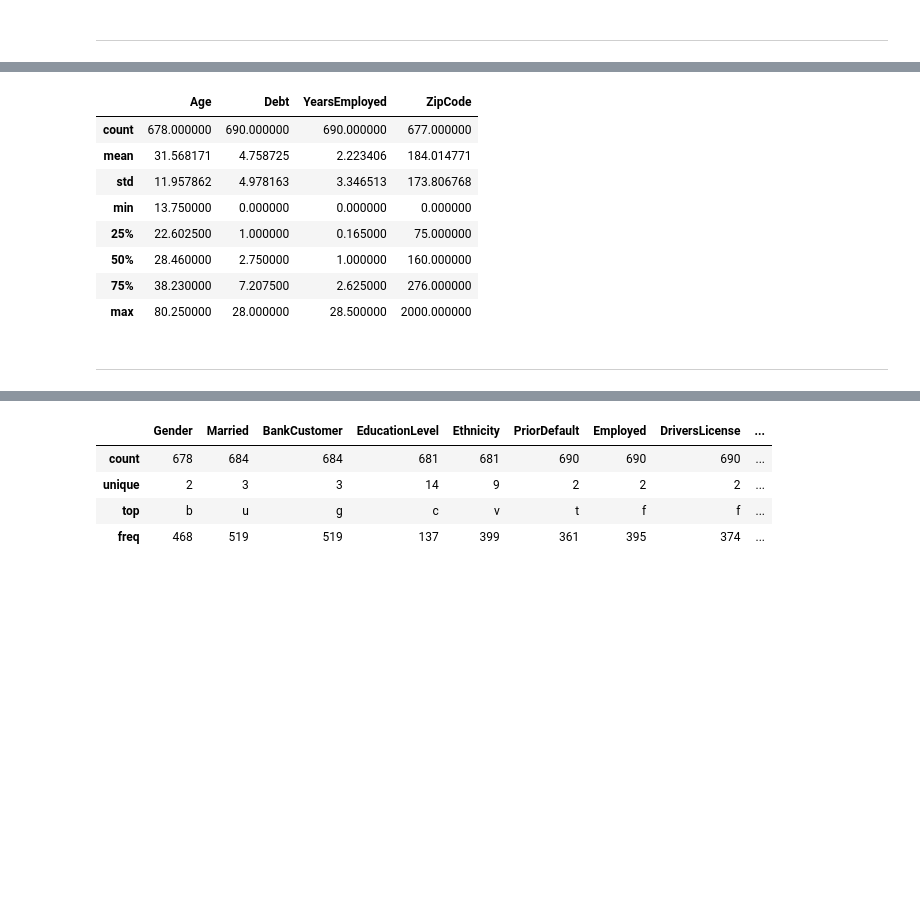
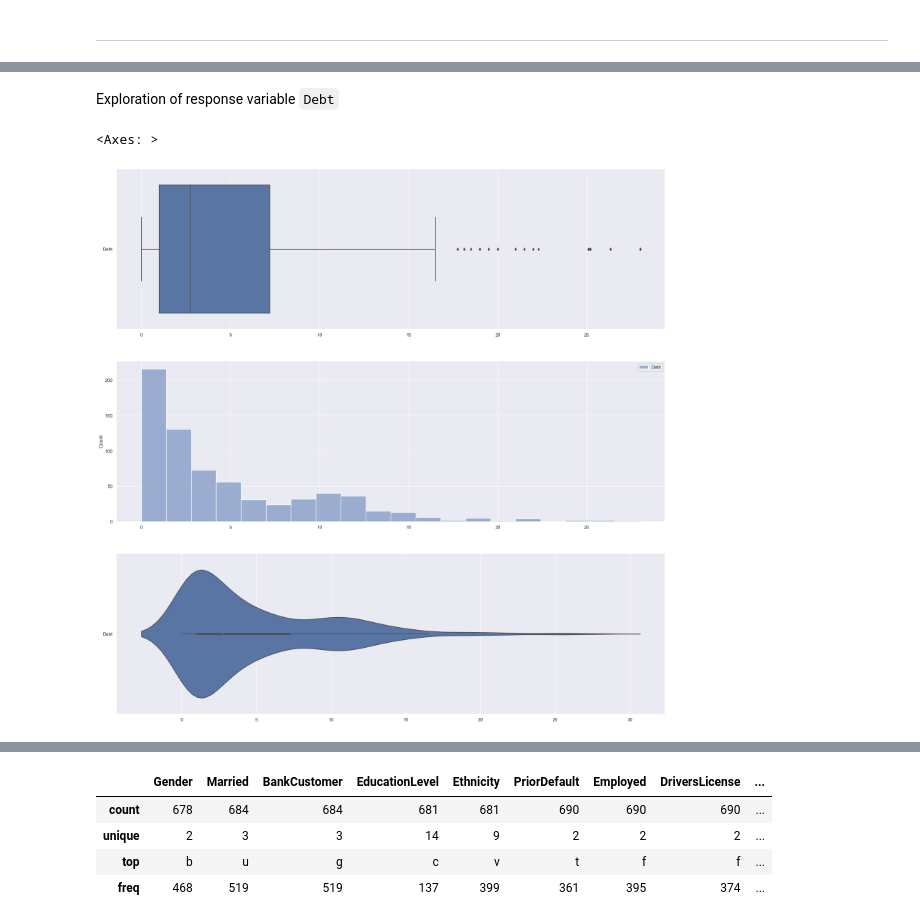
Before and after one commit to niyaojiayou/SC1015, a Jupyter notebook: SC1015 Mini Project.ipynb, the cells around one changed output, grey strips where cells are left out. Cells and saved outputs as stored; diff of their text form; code cells hidden in the pictures; blank space fills up the shorter version.

```diff
--- a/SC1015 Mini Project.ipynb
+++ b/SC1015 Mini Project.ipynb
@@ -95,15 +94,10 @@ creditcardDataInt.describe()
-# %%
-creditcardDataFlt = creditcardData.loc[:, creditcardData.dtypes == np.float64]
-creditcardDataFlt.describe()
-# %% [output]
-|  | Age | Debt | YearsEmployed | ZipCode |
-| count | 678.000000 | 690.000000 | 690.000000 | 677.000000 |
-| mean | 31.568171 | 4.758725 | 2.223406 | 184.014771 |
-| std | 11.957862 | 4.978163 | 3.346513 | 173.806768 |
-| min | 13.750000 | 0.000000 | 0.000000 | 0.000000 |
-| 25% | 22.602500 | 1.000000 | 0.165000 | 75.000000 |
-| 50% | 28.460000 | 2.750000 | 1.000000 | 160.000000 |
-| 75% | 38.230000 | 7.207500 | 2.625000 | 276.000000 |
-| max | 80.250000 | 28.000000 | 28.500000 | 2000.000000 |
-# %% [markdown]
----
+# %% [markdown]
+Exploration of response variable `Debt`
+# %%
+f, axes = plt.subplots(3, 1, figsize=(24, 24))
+sb.boxplot(data = ccData['Debt'], orient = "h", ax = axes[0])
+sb.histplot(data = ccData['Debt'], ax = axes[1])
+sb.violinplot(data = ccData['Debt'], orient = "h", ax = axes[2])
+# %% [output]
+<Axes: >
+[figure, added]
```
Also changed, not shown: parts of 32 cells of this notebook.
